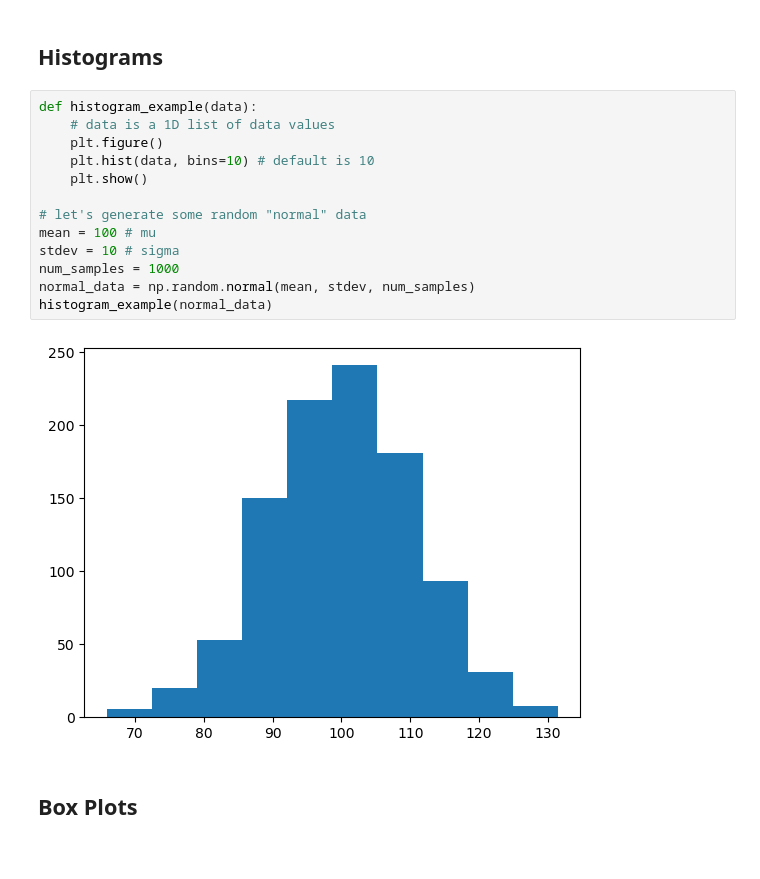
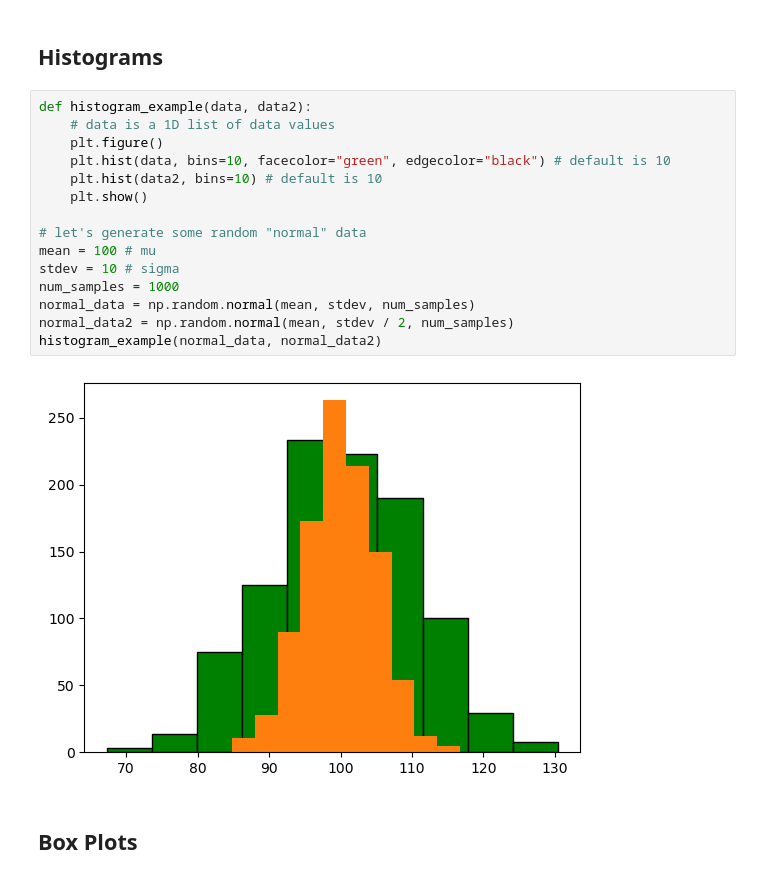
Before and after one commit to GonzagaCPSC322/U3-Data-Analysis, a Jupyter notebook: JupyterNotebookFun/MatplotlibExamples.ipynb, the cells around one changed output. Saved outputs shown, nothing was run; the diff lists cells and outputs as text.

```diff
--- a/JupyterNotebookFun/MatplotlibExamples.ipynb
+++ b/JupyterNotebookFun/MatplotlibExamples.ipynb
@@ -97,20 +97,22 @@ pie_chart_example(x, y)
 # %% [markdown]
 ## Histograms
 # %%
-def histogram_example(data):
+def histogram_example(data, data2):
     # data is a 1D list of data values
     plt.figure()
-    plt.hist(data, bins=10) # default is 10
+    plt.hist(data, bins=10, facecolor="green", edgecolor="black") # default is 10
+    plt.hist(data2, bins=10) # default is 10
     plt.show()
 
 # let's generate some random "normal" data
 mean = 100 # mu
 stdev = 10 # sigma
 num_samples = 1000
 normal_data = np.random.normal(mean, stdev, num_samples)
-histogram_example(normal_data)
+normal_data2 = np.random.normal(mean, stdev / 2, num_samples)
+histogram_example(normal_data, normal_data2)
 # %% [output]
-[figure, old version]
+[figure, new version]
 # %% [markdown]
 ## Box Plots
 # %%
```
Also changed, not shown: parts of 3 cells of this notebook.
